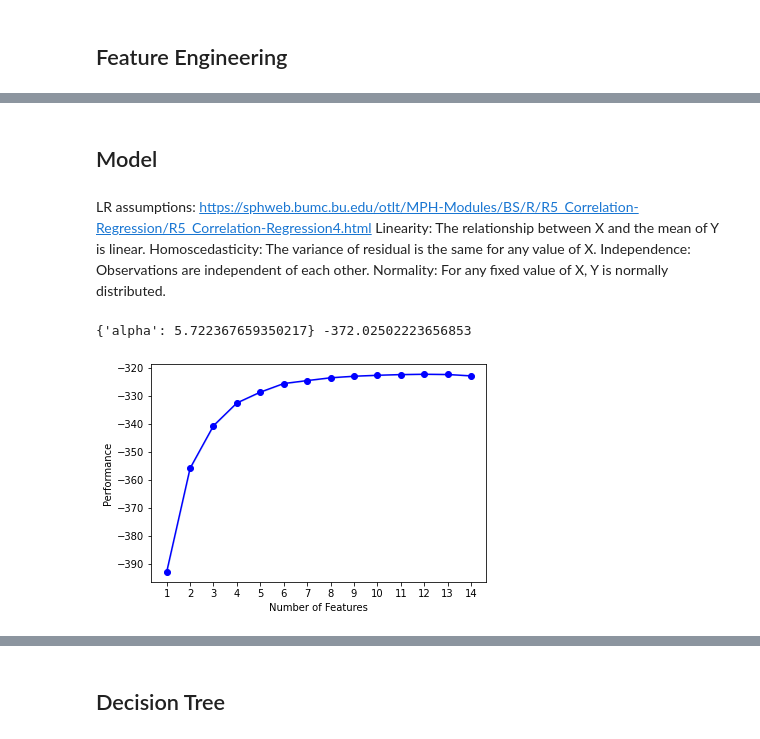
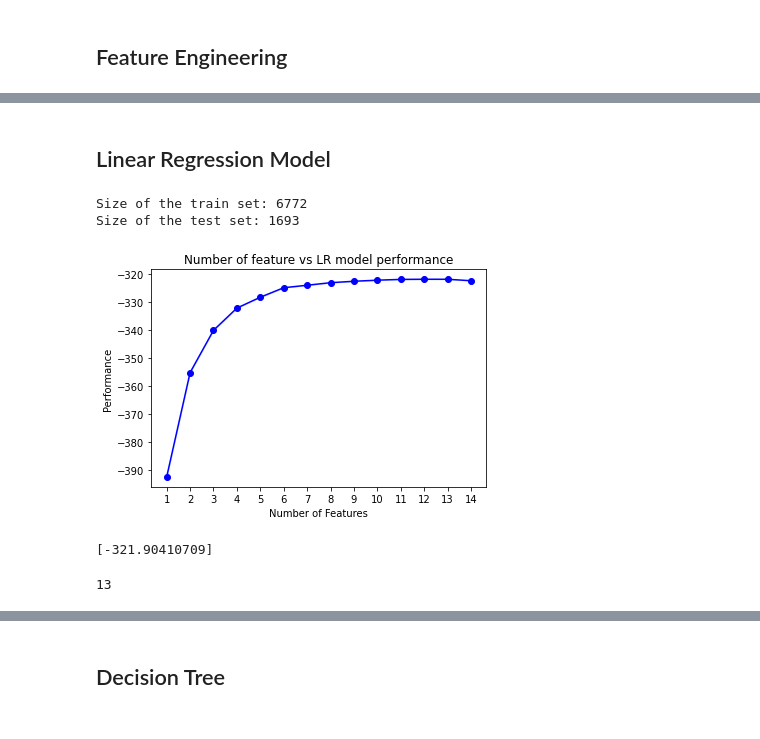
Before and after one commit to R0go/Bikes, a Jupyter notebook: Bikes_project.ipynb, the cells around one changed output, grey strips where cells are left out. Saved outputs shown, nothing was run; the diff lists cells and outputs as text; code cells hidden in the pictures.

```diff
--- a/Bikes_project.ipynb
+++ b/Bikes_project.ipynb
@@ -343,5 +338,3 @@ There are a few different options for how we might want to hour variable. If the
-# %%
-bikes_df['Hour'] = bikes_df['Hour'].astype(object)
 # %%
 sns.scatterplot(x=bikes_df['Temperature(C)'], y=bikes_df['RentedBikeCount'], s = 5, alpha=0.5)
 plt.title('Temperature vs Rented Bike counts')
@@ -477,21 +442,0 @@ memory usage: 1.1 MB
-# %%
-score_func = partial(mutual_info_regression, discrete_features=[0,8,9,10,11,12,13], random_state=68)
-
-# Select top 4 features with the most mutual information
-selection = SelectKBest(score_func=score_func, k=14)
-
-selection.fit_transform(X, Y)
-scores = selection.scores_
-columns = X.columns
-X = X[X.columns[selection.get_support(indices=True)]]
-feature_scores = dict(map(lambda i,j : (i,j) , columns,scores))
-# feature_scores = np.array([X.columns, selection.scores_])
-feature_scores = pd.DataFrame.from_dict(feature_scores, orient='index').reset_index()
-feature_scores.rename(inplace=True, columns={'index':'Feature',0:'Score'})
-feature_scores = feature_scores.sort_values(by=['Score'],ascending=False)
-# feature_scores = pd.melt(feature_scores, id_vars = )
-# pd.melt(df,
-#                   id_vars=["location", "name"],
-#                   var_name="Date",
-#                   value_name="Value")
-feature_scores
@@ -560,43 +490,45 @@ X = X[best_features[0]]
 # %% [markdown]
-## Model
+## Linear Regression Model
-# %% [markdown]
-LR assumptions: https://sphweb.bumc.bu.edu/otlt/MPH-Modules/BS/R/R5_Correlation-Regression/R5_Correlation-Regression4.html
-Linearity: The relationship between X and the mean of Y is linear.
-Homoscedasticity: The variance of residual is the same for any value of X.
-Independence: Observations are independent of each other.
-Normality: For any fixed value of X, Y is normally distributed.
-# %%
-#searching for the best alpha paramater for Lasso regularization
-alpha_array = np.logspace(-1, 2, 100)
-tuned_parameters = [{'alpha': alpha_array}]
-model = GridSearchCV(estimator = Lasso(max_iter=2000), param_grid = tuned_parameters, scoring = 'neg_mean_absolute_error', cv = 5, return_train_score = True)
-model.fit(X, Y)
-test_scores = model.cv_results_['mean_test_score']
-train_scores = model.cv_results_['mean_train_score']
-lasso_best_alpha = model.best_params_['alpha']
-
-print(model.best_params_, model.best_score_)
-# %% [output]
-{'alpha': 5.722367659350217} -372.02502223656853
+# %%
+#creating train ,test and validation sets
+x_train, x_test, y_train, y_test = train_test_split(X, Y, train_size = 0.8, test_size = 0.2, random_state=6)
+#x_train, x_val, y_train, y_val = train_test_split(x_train, y_train, train_size = 0.8, test_size = 0.2, random_state=4)
+print(f'Size of the train set: {len(x_train)}')
+print(f'Size of the test set: {len(x_test)}')
+# print(f'Size of the validation set: {len(x_val)}')
+# %% [output]
+Size of the train set: 6772
+Size of the test set: 1693
 # %%
 #determining the best number of features for linear regression
 lr = LinearRegression()
 sfs = SFS(lr,
           k_features=1,
           forward=False,
           floating=True,
           scoring='neg_mean_absolute_error',
           cv=0)
-sfs.fit(X, Y)
+sfs.fit(x_train, y_train)
 
-# # Print the chosen feature names
-# print(sfs.subsets_[35]['feature_names'])
-# # Print the accuracy of the model after sequential forward selection
-# print(sfs.subsets_[35]['avg_score'])
-# # Plot the model accuracy
 plot_sfs(sfs.get_metric_dict())
+plt.title('Number of feature vs LR model performance')
 plt.show()
 # %% [output]
-[figure, old version]
+[figure, new version]
+# %%
+scores = sfs.get_metric_dict()
+no_of_features = 0
+current_score = 0
+for i in scores:
+    if current_score == 0:
+        current_score = scores[i]['cv_scores']
+    elif scores[i]['cv_scores'] > current_score:
+        current_score = scores[i]['cv_scores']
+        no_of_features = i
+print(current_score)
+no_of_features
+# %% [output]
+[-321.90410709]
+13
 # %%
 sfs = SFS(lr,
```
Also changed, not shown: parts of 58 cells of this notebook.
